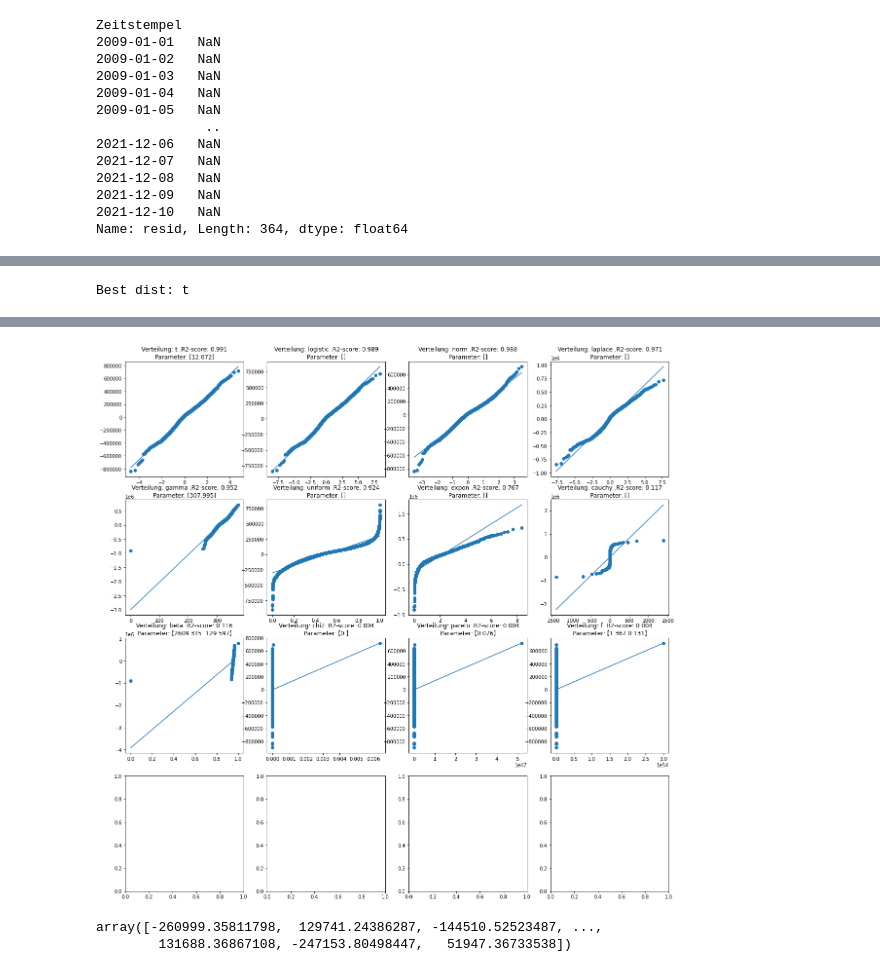
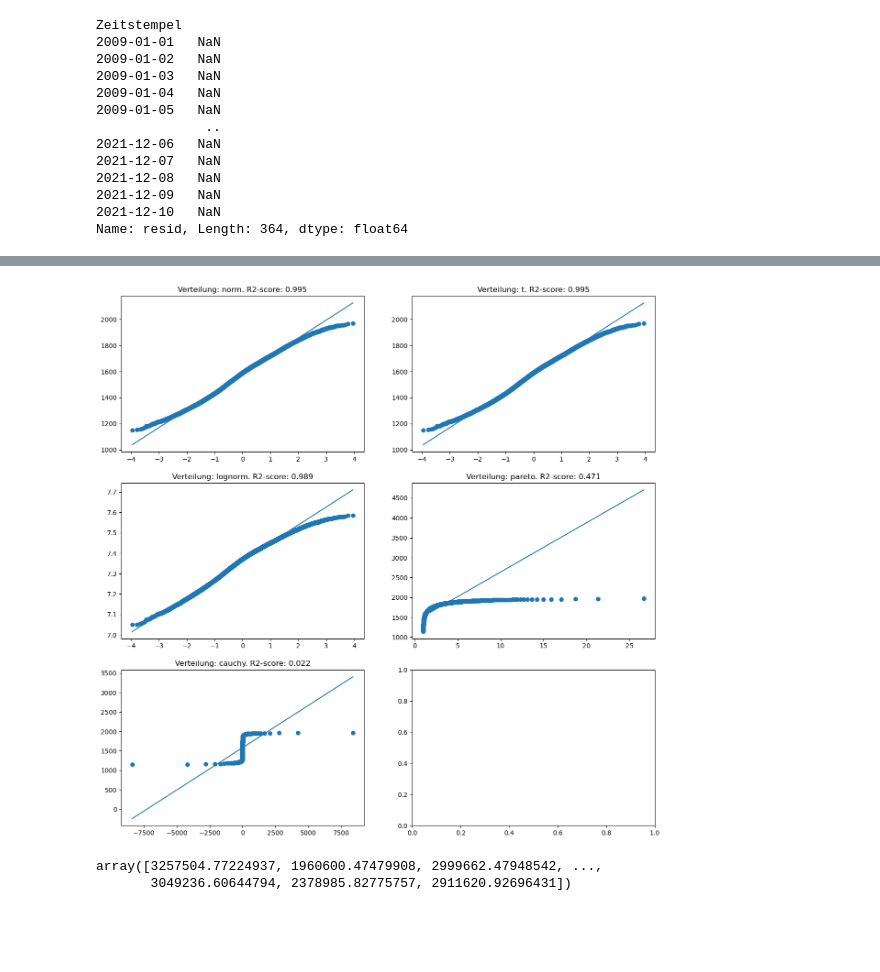
Before and after one commit to kenfus/spz_omc, a Jupyter notebook: main.ipynb, the cells around one changed output, grey strips where cells are left out. Cells and saved outputs as stored; diff of their text form; code cells hidden in the pictures; blank space fills up the shorter version.

```diff
--- a/main.ipynb
+++ b/main.ipynb
@@ -332,0 +314,3 @@ plt.plot(ks, xis)
+# %%
+FIX_SWEW_POW_FACTOR =  (1/2)
+data_4h['Stromverbrauch Schweiz ohne Skewness'] = np.power(data_4h[['Stromverbrauch Schweiz']].values.flatten(), FIX_SWEW_POW_FACTOR)
@@ -333,14 +326,13 @@ plt.plot(ks, xis)
 # %%
 # Create list of distributions to check for (from https://www.acsu.buffalo.edu/~adamcunn/probability/probability.html)
-dists = [stats.randint, stats.bernoulli, stats.hypergeom, stats.binom, stats.cauchy, stats.t, stats.f, stats.poisson,
-         stats.norm,stats.chi2, stats.beta,stats.uniform, stats.nbinom, stats.geom, stats.lognorm, stats.gamma,
-         stats.expon, stats.logistic, stats.pareto, stats.laplace, stats.wei]
+dists = [stats.binom, stats.pareto, stats.cauchy, stats.norm, stats.lognorm, stats.t]
 
 #GEV-verteilungen, pareto-verteilung, pareto nur auf extremwerte (~10%)
 
 # Produktionsfunktion ändern auf 70% Allgemein und 30% Solar -> Annahme lineare abnahme zwischen sommer und winter. In der nacht wird kein Strom verbraucht.
 # %%
-best_r2_score, best_dist, r2_score, unusable_dist, error_messages, distargs = loop_qq(dists, residual.dropna())
+r2_best, best_dist, r2_list, unusable_dist, error_messages = easy_qq(dists, np.sort(data_4h[['Stromverbrauch Schweiz ohne Skewness']].values.flatten()))
+plt.show()
 # t-verteilung wiederkehrtwert/periode, subsample > x, t-verteilung
 # Generalized extremvalue distrubtion GEV, weibull, gumbel, Fréchet
 # %% [output]
@@ -348 +339,0 @@ best_r2_score, best_dist, r2_score, unusable_dist, error_messages, distargs = lo
-Best dist: t
@@ -350,15 +340,15 @@ Best dist: t
-[figure, old version]
+[figure, new version]
 # %%
 # fit parameters to data
 PERCENT_OF_VALUES = 0.9999
-distargs = best_dist.fit(residual.dropna())
+distargs = best_dist.fit(data_4h[['Stromverbrauch Schweiz']].values.flatten())
 
 #generate sample with same parameters as input data
 sample = best_dist.rvs(*distargs, size = 10000)
 sample
 # %% [output]
-array([-260999.35811798,  129741.24386287, -144510.52523487, ...,
-        131688.36867108, -247153.80498447,   51947.36733538])
+array([3257504.77224937, 1960600.47479908, 2999662.47948542, ...,
+       3049236.60644794, 2378985.82775757, 2911620.92696431])
 # %%
 f"In {100*PERCENT_OF_VALUES}% of Days the usage will fall between {best_dist.interval(PERCENT_OF_VALUES, *distargs)}. Values outside of this area will happen every {1/(1-PERCENT_OF_VALUES)} Days."
 # %% [output]
```
Also changed, not shown: parts of 34 cells of this notebook, 1 other file.
